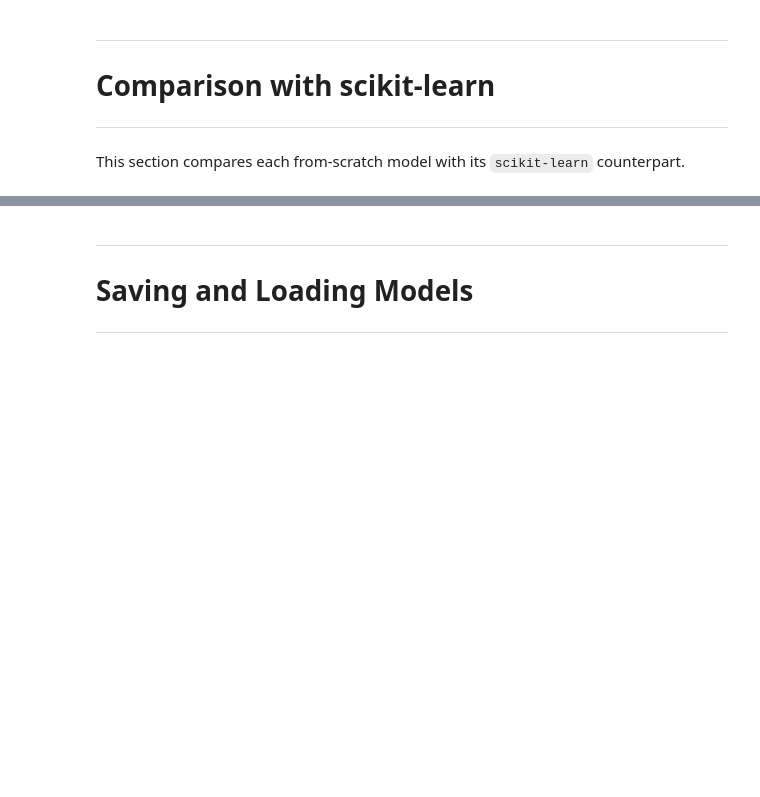
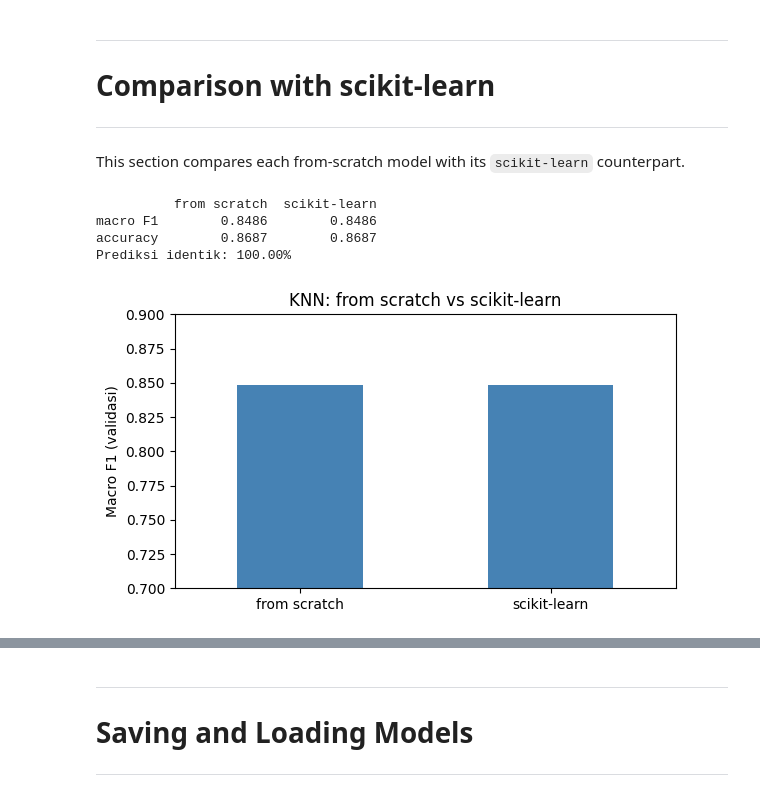
Before and after one commit to zizadhrmaa/IF3170_G25_IMKSIAI, a Jupyter notebook: src/Notebook_Tugas_Besar_2_IF3170_Inteligensi_Artifisial_2026_2027.ipynb, the cells around one changed output, grey strips where cells are left out. Saved outputs shown, nothing was run; the diff lists cells and outputs as text; code cells hidden in the pictures; blank space fills up the shorter version.

```diff
--- a/src/Notebook_Tugas_Besar_2_IF3170_Inteligensi_Artifisial_2026_2027.ipynb
+++ b/src/Notebook_Tugas_Besar_2_IF3170_Inteligensi_Artifisial_2026_2027.ipynb
@@ -150,4 +290,12 @@ This part covers completeness, consistency, and the validity of values.
 # %% [markdown]
 The split comes before data preparation so that validation data stays unseen. Only `train.csv` is split, and `test.csv` serves the Kaggle submission alone.
 # %%
-# train_set, val_set = ...
+from sklearn.model_selection import train_test_split
+
+train_set, val_set = train_test_split(
+    train_df, test_size=CFG.VAL_SIZE, stratify=train_df[TARGET], random_state=CFG.SEED,
+)
+train_set = train_set.reset_index(drop=True)
+val_set = val_set.reset_index(drop=True)
+print(f'Train: {train_set.shape}  Validation: {val_set.shape}')
+print('Proporsi batal  train: %.3f  val: %.3f' % (train_set[TARGET].mean(), val_set[TARGET].mean()))
@@ -182,4 +367,6 @@ This part covers missing values, if any.
 
 This part covers repeated records.
 # %%
-# Write your code here
+n_before = len(train_set)
+train_set = drop_duplicate_rows(train_set)
+print(f'Duplikat dibuang dari data latih: {n_before - len(train_set)}')
@@ -236,4 +530,6 @@ This part covers the proportion of each class in the training data.
 
 Formatting produces the structure the models read, such as a numeric matrix.
 # %%
-# Write your code here
+y_train = train_set[TARGET].to_numpy()
+y_val = val_set[TARGET].to_numpy()
+print('y_train', y_train.shape, ' y_val', y_val.shape)
@@ -314,4 +741,31 @@ This part covers hyperparameter tuning, cross-validation, and further visualizat
 # %% [markdown]
 This section compares each from-scratch model with its `scikit-learn` counterpart.
 # %%
-# Write your code here
+from sklearn.neighbors import KNeighborsClassifier
+from sklearn.metrics import f1_score
+
+sk_knn = KNeighborsClassifier(n_neighbors=BEST_K, p=BEST_P, weights=BEST_W, algorithm='brute')
+sk_knn.fit(X_train, y_train)
+sk_val_pred = sk_knn.predict(X_val)
+
+comparison = pd.DataFrame({
+    'from scratch': [macro_f1(y_val, knn_val_pred), accuracy(y_val, knn_val_pred)],
+    'scikit-learn': [f1_score(y_val, sk_val_pred, average='macro'), np.mean(sk_val_pred == y_val)],
+}, index=['macro F1', 'accuracy'])
+print(comparison.round(4))
+print(f'Prediksi identik: {np.mean(knn_val_pred == sk_val_pred):.2%}')
+
+fig, ax = plt.subplots(figsize=(6, 3.5))
+comparison.loc['macro F1'].plot.bar(ax=ax, color=CFG.PLOT_COLOR)
+ax.set_ylim(0.7, 0.9)
+ax.set_ylabel('Macro F1 (validasi)')
+ax.set_title('KNN: from scratch vs scikit-learn')
+ax.tick_params(axis='x', rotation=0)
+plt.tight_layout()
+plt.show()
+# %% [output]
+          from scratch  scikit-learn
+macro F1        0.8486        0.8486
+accuracy        0.8687        0.8687
+Prediksi identik: 100.00%
+[figure, added]
```
Also changed, not shown: parts of 50 cells of this notebook, 1 other file.
